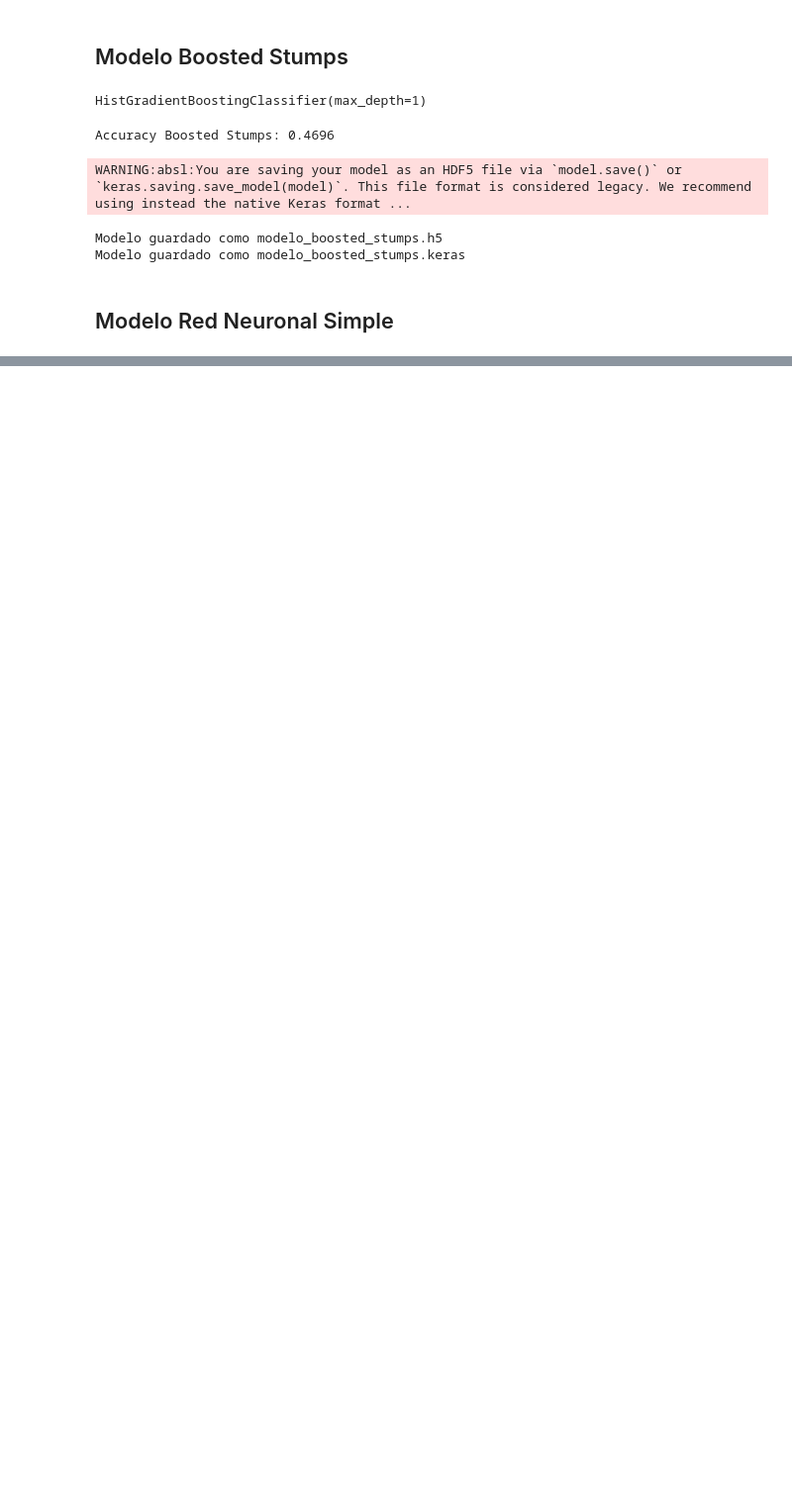
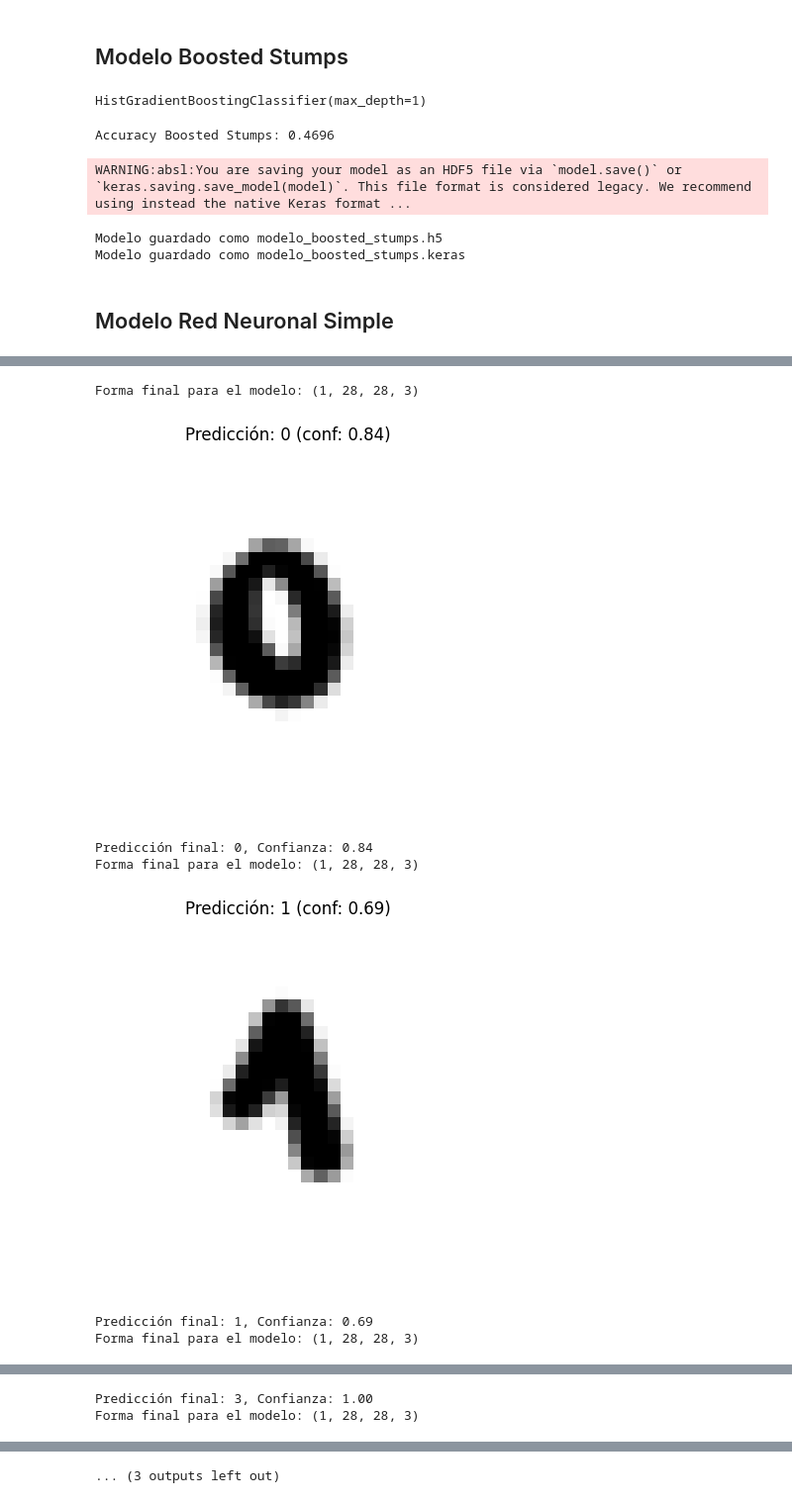
Before and after one commit to ArielaMishaanCohen/7-Lab-3-DeepLearning-CNN-Imagenes, a Jupyter notebook: Lab3.ipynb, the cells around one changed output, grey strips where cells are left out. Shown at 99% size. Cells and saved outputs as stored; diff of their text form; code cells hidden in the pictures; blank space fills up the shorter version.

```diff
--- a/Lab3.ipynb
+++ b/Lab3.ipynb
@@ -567,0 +743,77 @@ mostrar_predicciones_red_densa(modelo_simple, x_test_flat, y_test_ext, "Red Neur
+# %%
+def predecir_imagen_personal(ruta_img, modelo, tamaño=(28, 28)):
+    img = Image.open(ruta_img).convert('RGB')
+    img = img.resize(tamaño)
+
+    arr = np.array(img).astype(np.float32) / 255.0
+    arr = arr.reshape(1, tamaño[0], tamaño[1], 3)
+
+    print("Forma final para el modelo:", arr.shape)
+
+    pred = modelo(arr, training=False).numpy()
+    clase = int(np.argmax(pred))
+    probabilidad = float(np.max(pred))
+
+    plt.imshow(img)
+    plt.title(f"Predicción: {clase} (conf: {probabilidad:.2f})")
+    plt.axis('off')
+    plt.show()
+
+    return clase, probabilidad
+# %%
+
+clase, prob = predecir_imagen_personal(
+    '/Users/arielamishaancohen/Library/Mobile Documents/com~apple~CloudDocs/Documents/UVG/Clases/Semestre 8 (2025)/Data Science/Proyectos y Tareas/7-Lab-3-DeepLearning-CNN-Imagenes/Nuestros números/0.0.png',
+    model2
+)
+print(f"Predicción final: {clase}, Confianza: {prob:.2f}")
+
+
+clase1, prob1 = predecir_imagen_personal(
+    '/Users/arielamishaancohen/Library/Mobile Documents/com~apple~CloudDocs/Documents/UVG/Clases/Semestre 8 (2025)/Data Science/Proyectos y Tareas/7-Lab-3-DeepLearning-CNN-Imagenes/Nuestros números/0.1.png',
+    model2
+)
+print(f"Predicción final: {clase1}, Confianza: {prob1:.2f}")
+
+
+clase2, prob2 = predecir_imagen_personal(
+    '/Users/arielamishaancohen/Library/Mobile Documents/com~apple~CloudDocs/Documents/UVG/Clases/Semestre 8 (2025)/Data Science/Proyectos y Tareas/7-Lab-3-DeepLearning-CNN-Imagenes/Nuestros números/0.3.png',
+    model2
+)
+print(f"Predicción final: {clase2}, Confianza: {prob2:.2f}")
+
+
+clase3, prob3 = predecir_imagen_personal(
+    '/Users/arielamishaancohen/Library/Mobile Documents/com~apple~CloudDocs/Documents/UVG/Clases/Semestre 8 (2025)/Data Science/Proyectos y Tareas/7-Lab-3-DeepLearning-CNN-Imagenes/Nuestros números/0.4.png',
+    model2
+)
+print(f"Predicción final: {clase3}, Confianza: {prob3:.2f}")
+
+
+clase4, prob4 = predecir_imagen_personal(
+    '/Users/arielamishaancohen/Library/Mobile Documents/com~apple~CloudDocs/Documents/UVG/Clases/Semestre 8 (2025)/Data Science/Proyectos y Tareas/7-Lab-3-DeepLearning-CNN-Imagenes/Nuestros números/1.5.png',
+    model2
+)
+print(f"Predicción final: {clase4}, Confianza: {prob4:.2f}")
+
+
+clase5, prob5 = predecir_imagen_personal(
+    '/Users/arielamishaancohen/Library/Mobile Documents/com~apple~CloudDocs/Documents/UVG/Clases/Semestre 8 (2025)/Data Science/Proyectos y Tareas/7-Lab-3-DeepLearning-CNN-Imagenes/Nuestros números/1.4.png',
+    model2
+)
+print(f"Predicción final: {clase5}, Confianza: {prob5:.2f}")
+
+
+clase6, prob6 = predecir_imagen_personal(
+    '/Users/arielamishaancohen/Library/Mobile Documents/com~apple~CloudDocs/Documents/UVG/Clases/Semestre 8 (2025)/Data Science/Proyectos y Tareas/7-Lab-3-DeepLearning-CNN-Imagenes/Nuestros números/2.9.png',
+    model2
+)
+print(f"Predicción final: {clase6}, Confianza: {prob6:.2f}")
+# %% [output]
+Forma final para el modelo: (1, 28, 28, 3)
+[figure, added]
+Predicción final: 0, Confianza: 0.84
+Forma final para el modelo: (1, 28, 28, 3)
+[figure, added]
+Predicción final: 1, Confianza: 0.69
+Forma final para el modelo: (1, 28, 28, 3)
@@ -567,0 +821,2 @@ mostrar_predicciones_red_densa(modelo_simple, x_test_flat, y_test_ext, "Red Neur
+Predicción final: 3, Confianza: 1.00
+Forma final para el modelo: (1, 28, 28, 3)
@@ -567,0 +830 @@ mostrar_predicciones_red_densa(modelo_simple, x_test_flat, y_test_ext, "Red Neur
+... (3 outputs left out)
```
Also changed, not shown: parts of 40 cells of this notebook, 9 other files.
